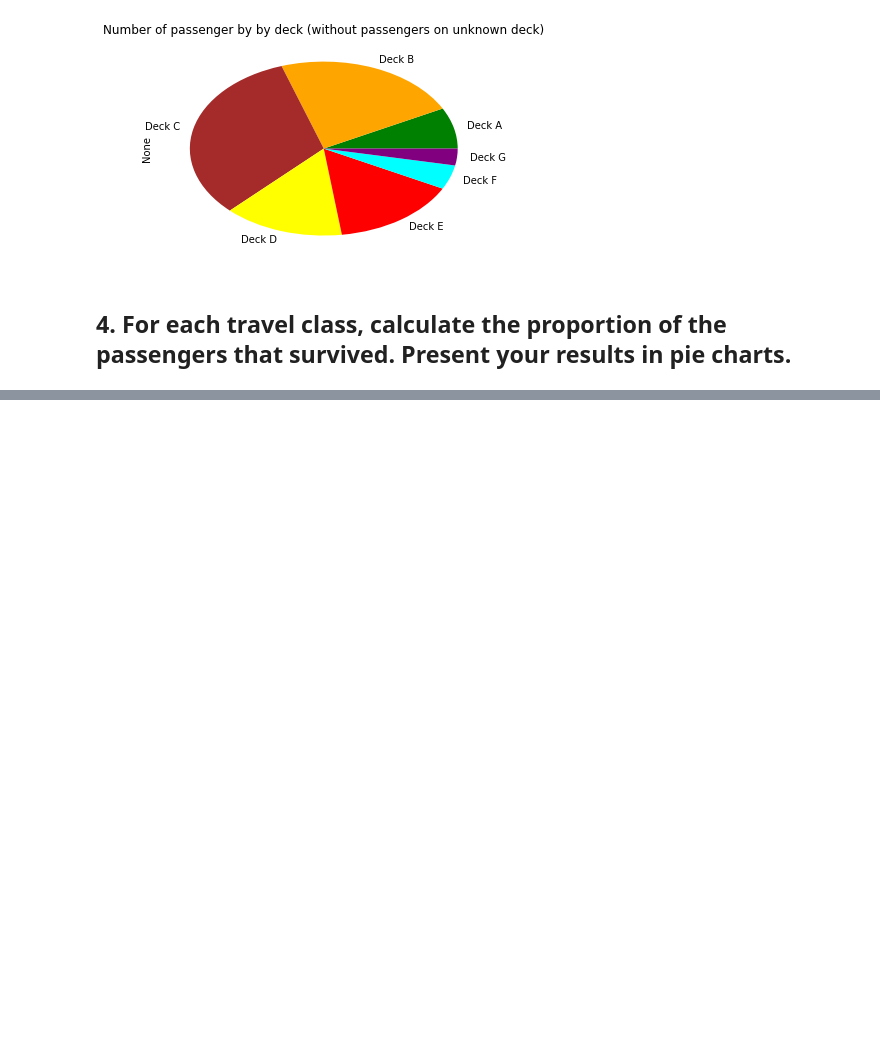
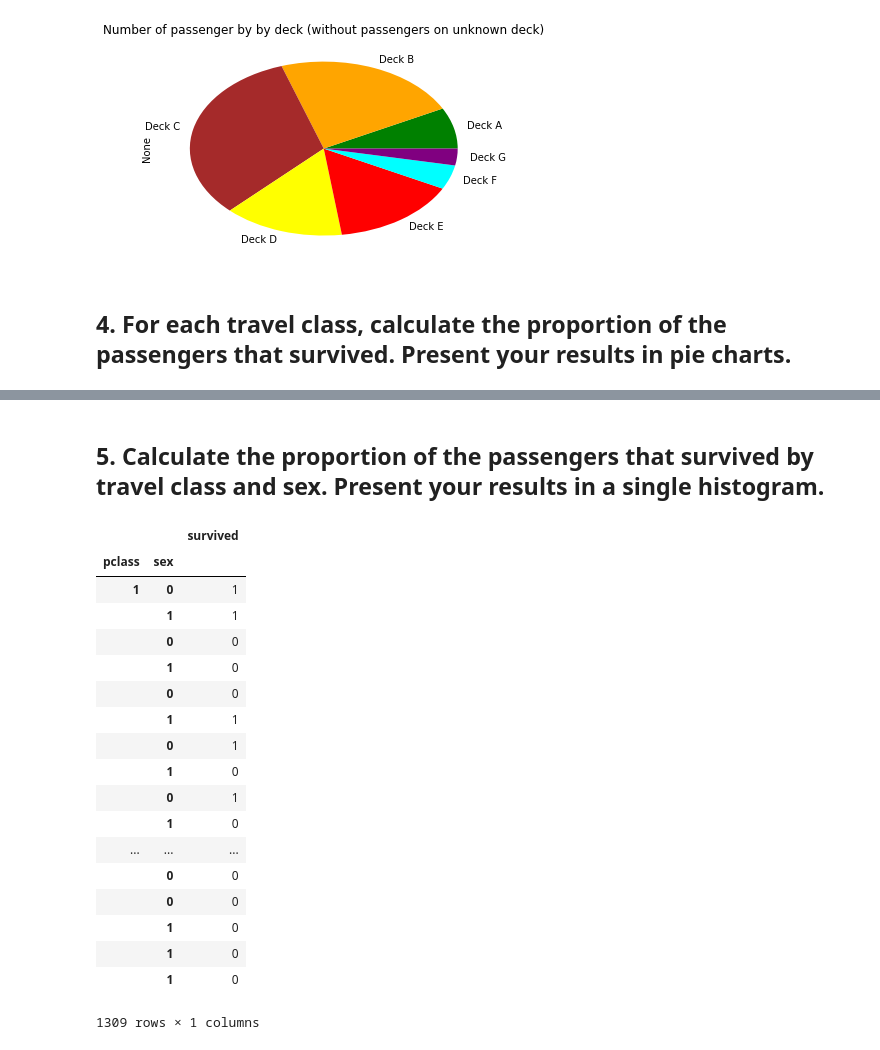
Before and after one commit to NicoBrun/ada2017, a Jupyter notebook: 01 - Pandas and Data Wrangling/Homework 1.ipynb, the cells around one changed output, grey strips where cells are left out. Drawn from its saved outputs; the diff is of its cells as text; code cells hidden in the pictures; blank space fills up the shorter version.

```diff
--- a/01 - Pandas and Data Wrangling/Homework 1.ipynb
+++ b/01 - Pandas and Data Wrangling/Homework 1.ipynb
@@ -463,3 +462,51 @@ plt.show()
 [figure]
 [figure]
 [figure]
+# %% [markdown]
+## 5. Calculate the proportion of the passengers that survived by travel class and sex. Present your results in a single histogram.
+# %%
+scs = dataset[['pclass', 'sex']]
+scs.set_index(['pclass', 'sex'])
+#print(scs)
+
+ds = (dataset.copy())[['pclass', 'sex', 'survived']]
+ds = ds.set_index(['pclass', 'sex'])
+
+res = pd.DataFrame( np.transpose([[1, 1, 2, 2, 3, 3], [0, 1, 0, 1, 0, 1], [0, 0, 0, 0, 0, 0]]),
+                                columns=['pclass', 'sex', 'survived'])
+res = res.set_index(['pclass', 'sex'])
+
+"""
+for e1 in res.index.get_level_values('pclass') :
+    for e2 in res.index.get_level_values('sex') :
+        print( tmp.loc[(e1, e2)].sum())
+        print( e1, " ", e2)
+        print(ds[(e1, e2)])
+"""
+
+#for i in set(res.index):
+#    print(i)
+    #res.loc[i] = ds.loc[i].sum()
+
+
+ds
+# %% [output]
+|  |  | survived |
+| pclass | sex |  |
+| 1 | 0 | 1 |
+|  | 1 | 1 |
+|  | 0 | 0 |
+|  | 1 | 0 |
+|  | 0 | 0 |
+|  | 1 | 1 |
+|  | 0 | 1 |
+|  | 1 | 0 |
+|  | 0 | 1 |
+|  | 1 | 0 |
+| ... | ... | ... |
+|  | 0 | 0 |
+|  | 0 | 0 |
+|  | 1 | 0 |
+|  | 1 | 0 |
+|  | 1 | 0 |
+1309 rows × 1 columns
```
Also changed, not shown: parts of 4 cells of this notebook.
